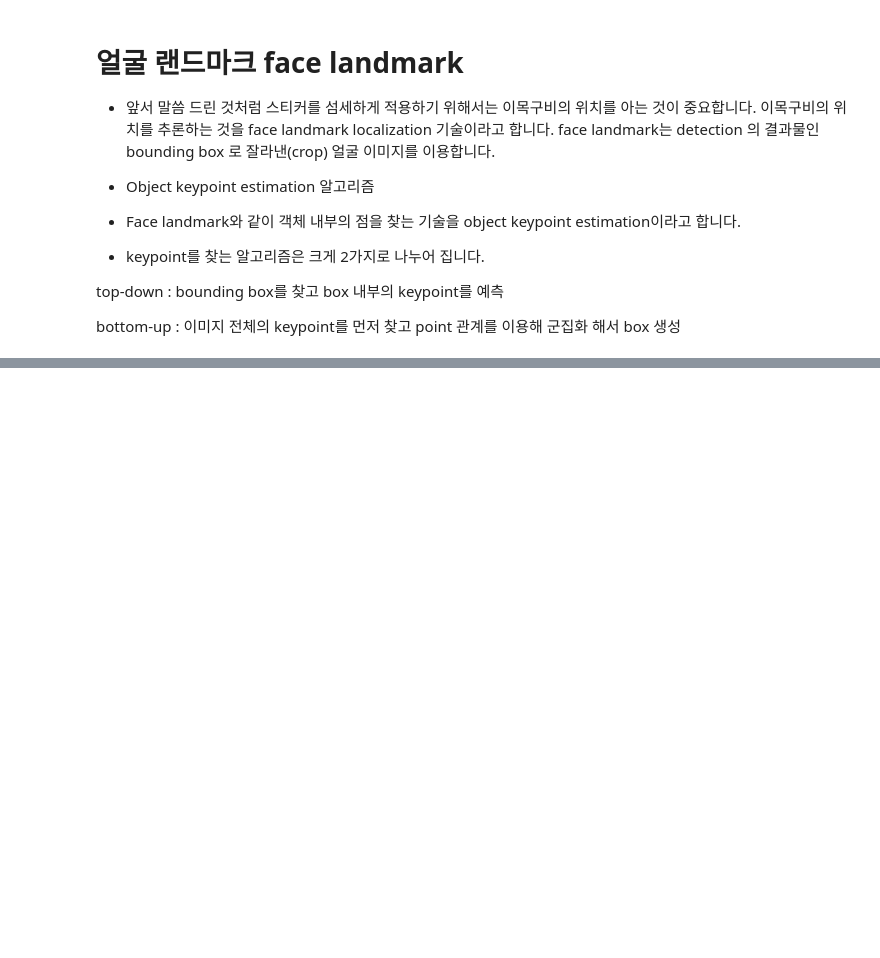
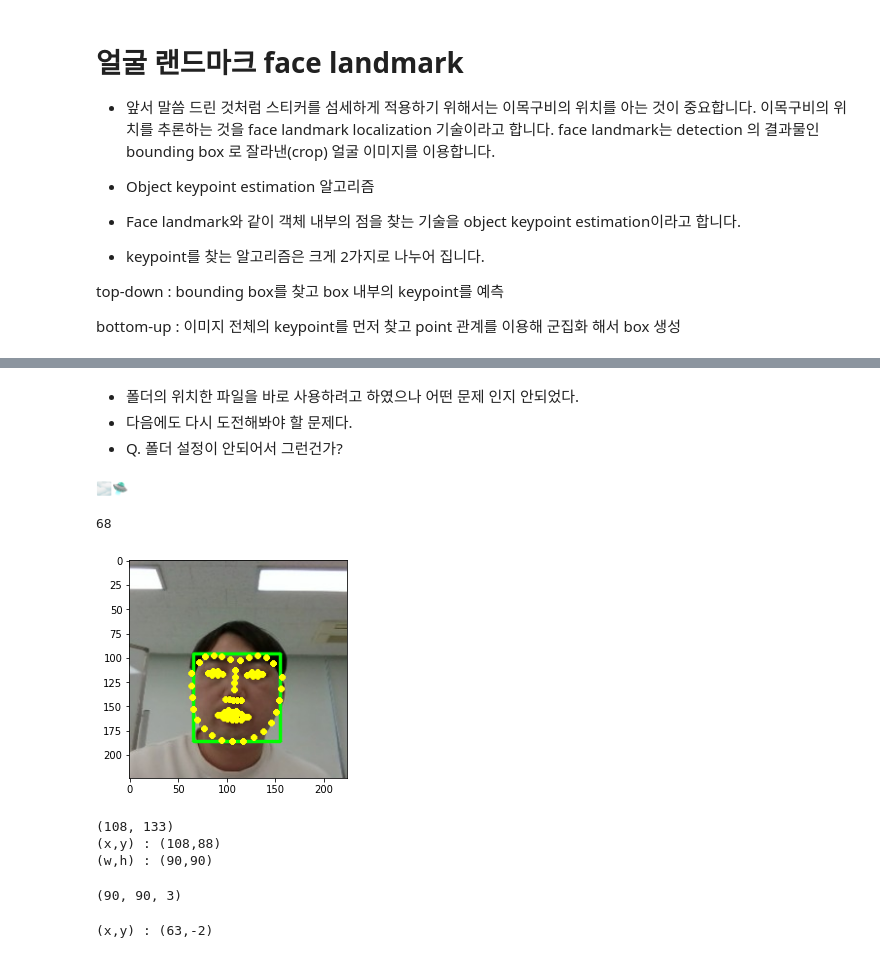
Before and after one commit to 85honesty/Mini_Project, a Jupyter notebook: Mini_stiker_Face_detection.ipynb, the cells around one changed output, grey strips where cells are left out. Drawn from its saved outputs; the diff is of its cells as text; code cells hidden in the pictures; blank space fills up the shorter version.

```diff
--- a/Mini_stiker_Face_detection.ipynb
+++ b/Mini_stiker_Face_detection.ipynb
@@ -358,0 +389,58 @@ Dlib landmark localization
+# %% [markdown]
+- 폴더의 위치한 파일을 바로 사용하려고 하였으나 어떤 문제 인지 안되었다.
+- 다음에도 다시 도전해봐야 할 문제다.
+- Q. 폴더 설정이 안되어서 그런건가?
+# %%
+model_path = '/content/drive/MyDrive/Mini_Project/Mini_stiker_Face_detection/camera_sticker/models/shape_predictor_68_face_landmarks.dat'
+landmark_predictor = dlib.shape_predictor(model_path)
+print("🌫🛸")
+# %% [output]
+🌫🛸
+# %%
+list_landmarks = []
+
+# 얼굴 영역 박스 마다 face landmark를 찾아냅니다
+for dlib_rect in dlib_rects:
+    points = landmark_predictor(img_rgb, dlib_rect)
+    # face landmark 좌표를 저장해둡니다
+    list_points = list(map(lambda p: (p.x, p.y), points.parts()))
+    list_landmarks.append(list_points)
+
+print(len(list_landmarks[0]))
+# %% [output]
+68
+# %%
+for landmark in list_landmarks:
+    for point in landmark:
+        cv2.circle(img_show, point, 2, (0, 255, 255), -1)
+
+img_show_rgb = cv2.cvtColor(img_show, cv2.COLOR_BGR2RGB)
+plt.imshow(img_show_rgb)
+plt.show()
+# %% [output]
+[figure, added]
+# %%
+for dlib_rect, landmark in zip(dlib_rects, list_landmarks):
+    print (landmark[30]) # 코의 index는 30 입니다
+    x = landmark[30][0]
+    y = landmark[30][1] - dlib_rect.height()//2
+    w = h = dlib_rect.width()
+    print ('(x,y) : (%d,%d)'%(x,y))
+    print ('(w,h) : (%d,%d)'%(w,h))
+# %% [output]
+(108, 133)
+(x,y) : (108,88)
+(w,h) : (90,90)
+# %%
+sticker_path = '/content/drive/MyDrive/Mini_Project/Mini_stiker_Face_detection/camera_sticker/models/king.png'
+img_sticker = cv2.imread(sticker_path) # 스티커 이미지를 불러옵니다
+img_sticker = cv2.resize(img_sticker, (w,h))
+print (img_sticker.shape)
+# %% [output]
+(90, 90, 3)
+# %%
+refined_x = x - w // 2
+refined_y = y - h
+print ('(x,y) : (%d,%d)'%(refined_x, refined_y))
+# %% [output]
+(x,y) : (63,-2)
```
Also changed, not shown: parts of 12 cells of this notebook.
